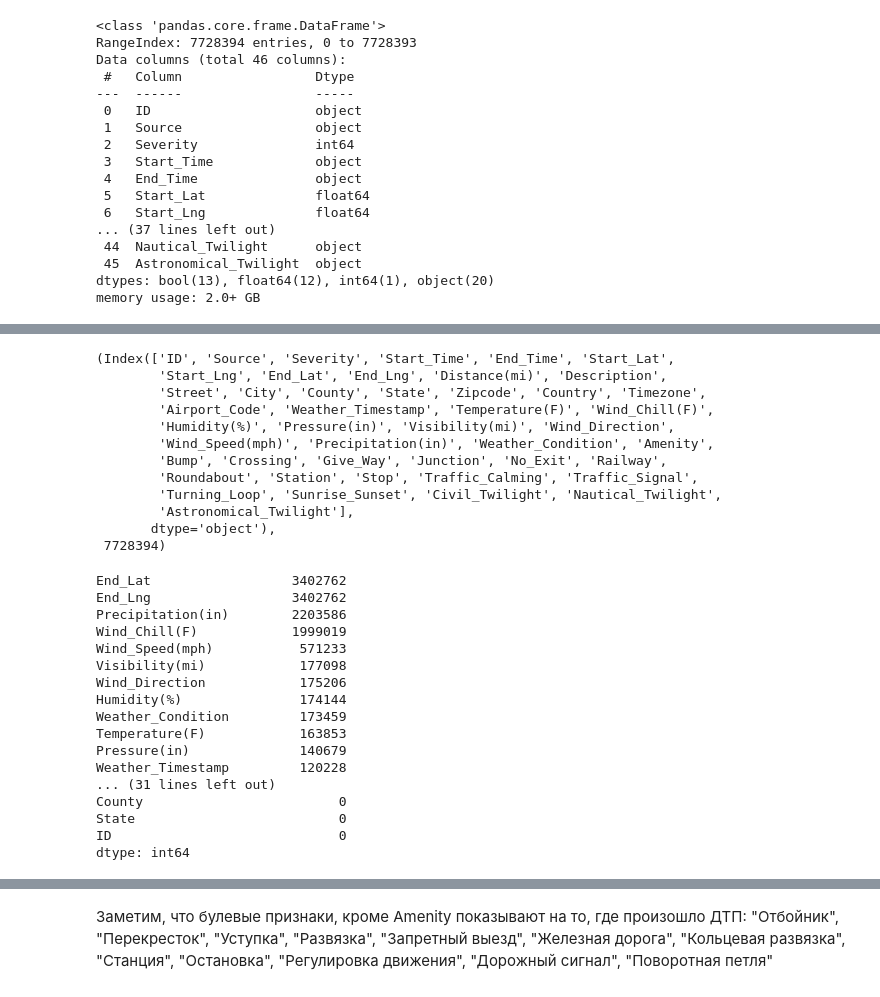
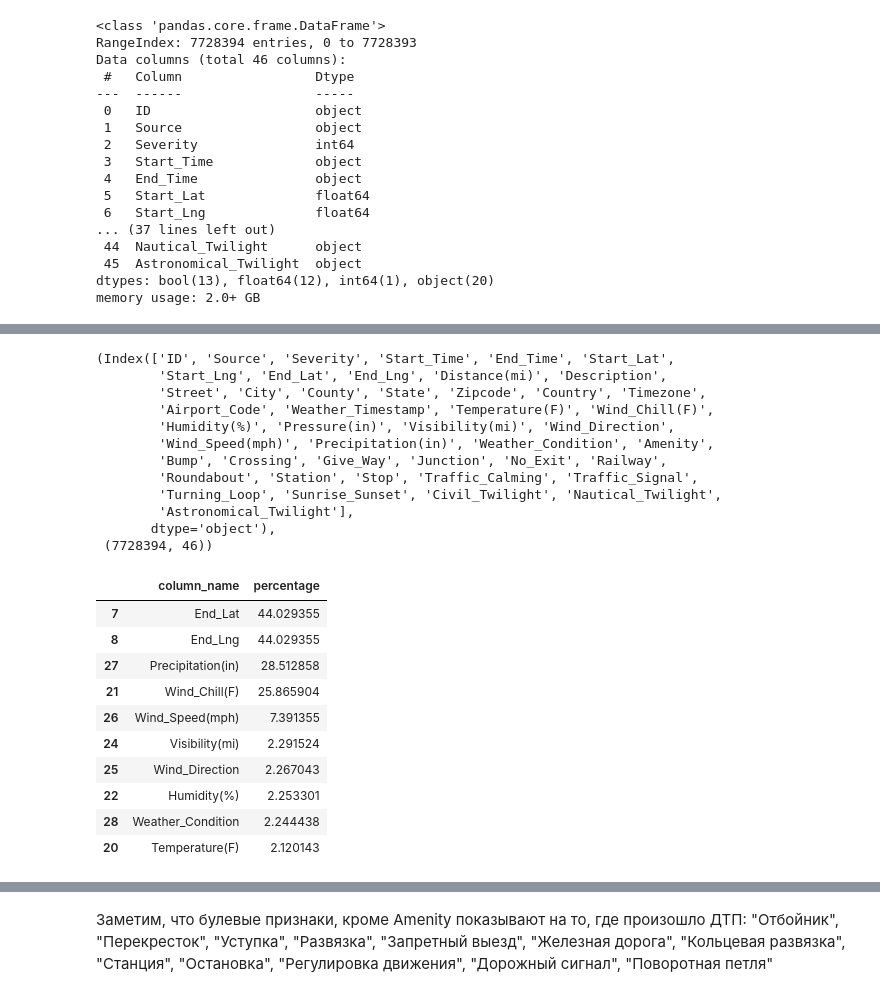
Before and after one commit to ARnoD0rian/classification-of-roads-accidients, a Jupyter notebook: dataset_analysis.ipynb, the cells around one changed output, grey strips where cells are left out. Drawn from its saved outputs; the diff is of its cells as text; code cells hidden in the pictures.

```diff
--- a/dataset_analysis.ipynb
+++ b/dataset_analysis.ipynb
@@ -60,7 +60,7 @@ df.describe()
 | 75% | 2.000000e+00 | 4.008496e+01 | -8.035368e+01 | 4.017892e+01 | -8.024709e+01 | 4.640000e-01 | 7.600000e+01 | 7.500000e+01 | ... |
 | max | 4.000000e+00 | 4.900220e+01 | -6.711317e+01 | 4.907500e+01 | -6.710924e+01 | 4.417500e+02 | 2.070000e+02 | 2.070000e+02 | ... |
 # %%
-df.columns, df.shape[0]
+df.columns, df.shape
 # %% [output]
 (Index(['ID', 'Source', 'Severity', 'Start_Time', 'End_Time', 'Start_Lat',
         'Start_Lng', 'End_Lat', 'End_Lng', 'Distance(mi)', 'Description',
@@ -73,30 +73,27 @@ df.columns, df.shape[0]
         'Turning_Loop', 'Sunrise_Sunset', 'Civil_Twilight', 'Nautical_Twilight',
         'Astronomical_Twilight'],
        dtype='object'),
- 7728394)
+ (7728394, 46))
 # %%
 df.drop(
     columns=['Zipcode', 'Airport_Code', 'Description', 'ID', 'Description', "Source"],
     inplace=True
 )
-# %%
-df.isna().sum().sort_values(ascending=False)
-# %% [output]
-End_Lat                  3402762
-End_Lng                  3402762
-Precipitation(in)        2203586
-Wind_Chill(F)            1999019
-Wind_Speed(mph)           571233
-Visibility(mi)            177098
-Wind_Direction            175206
-Humidity(%)               174144
-Weather_Condition         173459
-Temperature(F)            163853
-Pressure(in)              140679
-Weather_Timestamp         120228
-... (31 lines left out)
-County                         0
-State                          0
-ID                             0
-dtype: int64
+# %%
+nan_df = (df.isnull().mean() * 100).reset_index()
+nan_df.columns = ["column_name", "percentage"]
+nan_df.sort_values("percentage", ascending=False, inplace=True)
+nan_df.head(10)
+# %% [output]
+|  | column_name | percentage |
+| 7 | End_Lat | 44.029355 |
+| 8 | End_Lng | 44.029355 |
+| 27 | Precipitation(in) | 28.512858 |
+| 21 | Wind_Chill(F) | 25.865904 |
+| 26 | Wind_Speed(mph) | 7.391355 |
+| 24 | Visibility(mi) | 2.291524 |
+| 25 | Wind_Direction | 2.267043 |
+| 22 | Humidity(%) | 2.253301 |
+| 28 | Weather_Condition | 2.244438 |
+| 20 | Temperature(F) | 2.120143 |
 # %%
```
Also changed, not shown: parts of 6 cells of this notebook, 2 other files.
